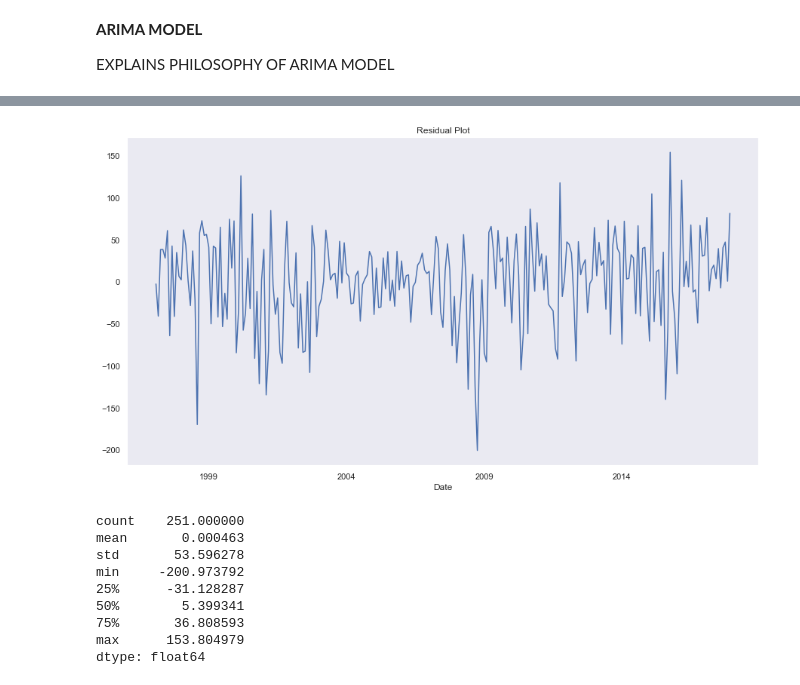
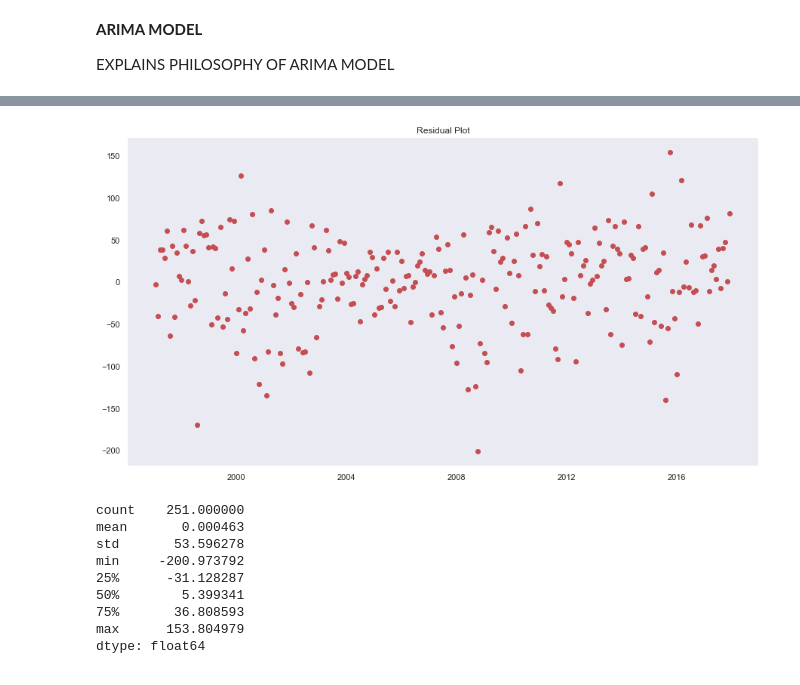
Before and after one commit to zhouandrewc/ThinkStats2, a Jupyter notebook: project2/project2.ipynb, the cells around one changed output, grey strips where cells are left out. Cells and saved outputs as stored; diff of their text form; code cells hidden in the pictures.

```diff
--- a/project2/project2.ipynb
+++ b/project2/project2.ipynb
@@ -286,12 +288,12 @@ Roots
 # %%
 resid = model_fit.resid
 # %%
-resid.plot()
+plt.plot(resid, 'o', c='r')
 plt.title("Residual Plot")
 plt.savefig("residuals.png", bbox_inches="tight", ext="png")
 plt.show()
 # %% [output]
-[figure, old version]
+[figure, new version]
 # %%
 resid.describe()
 # %% [output]
```
Also changed, not shown: parts of 7 cells of this notebook.
